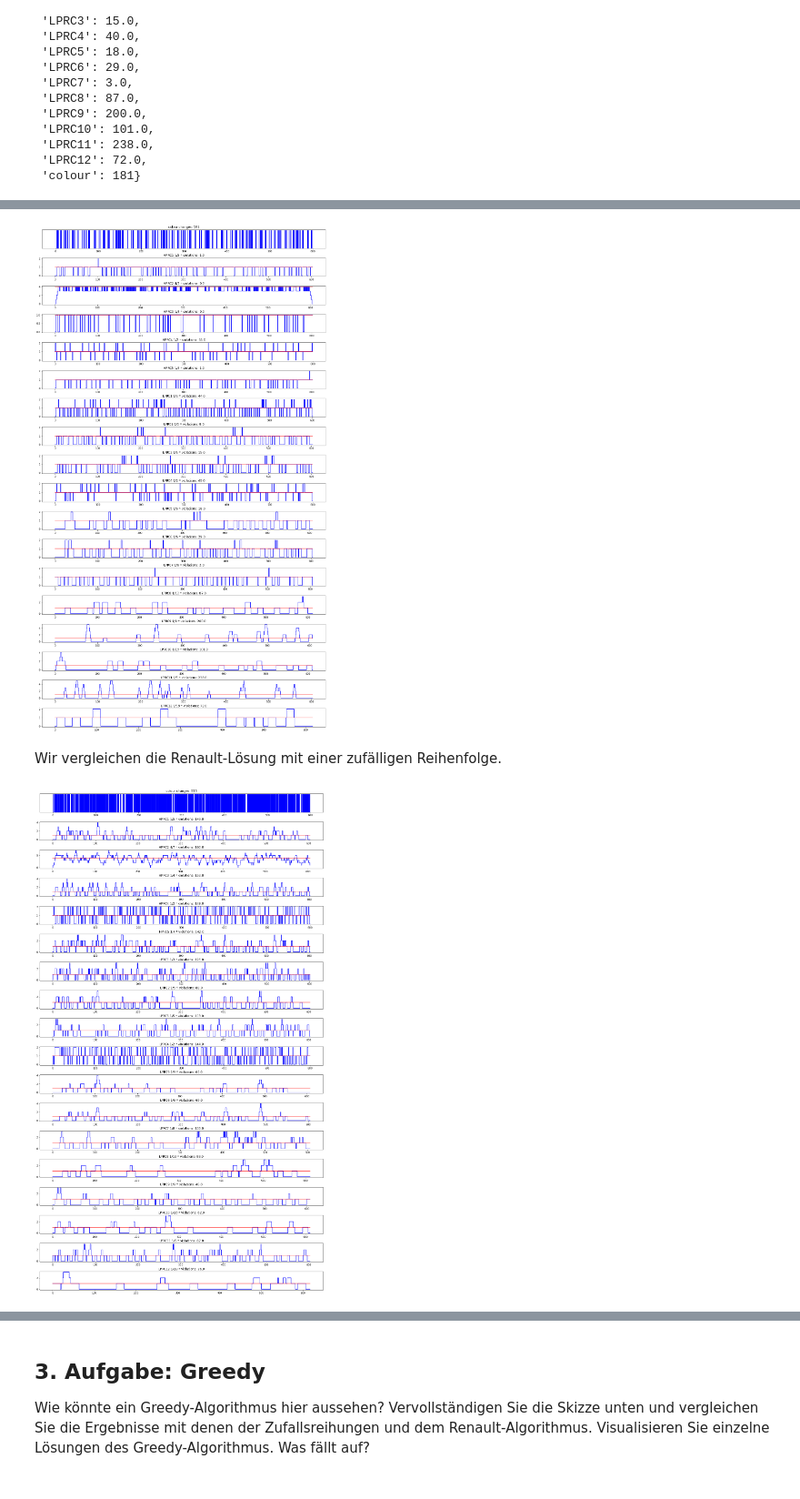
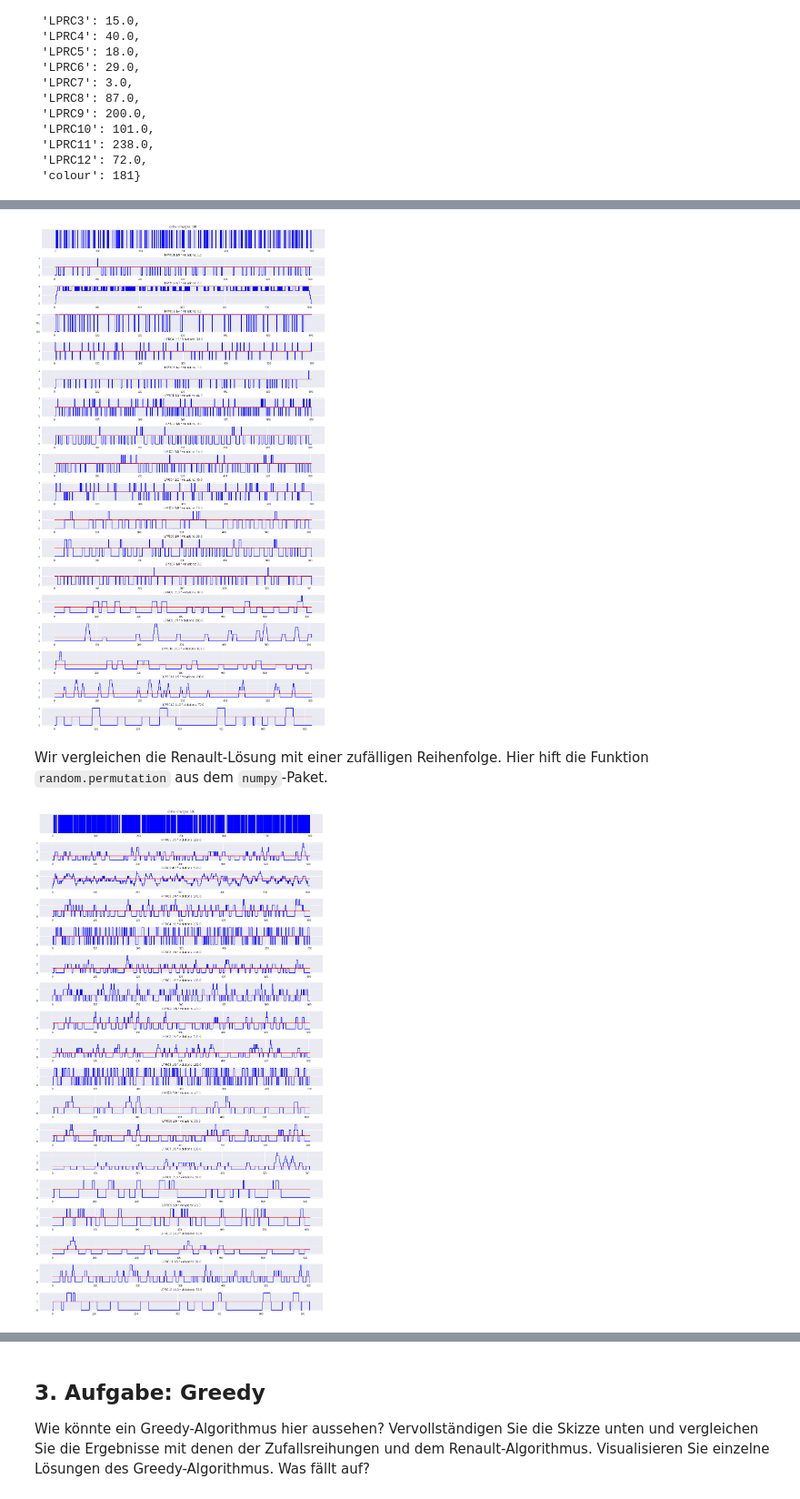
Before and after one commit to henningbruhn/mobp, a Jupyter notebook: sequencing_aufgabe/LSG_renault2.ipynb, the cells around one changed output, grey strips where cells are left out. Shown at 91% size. Drawn from its saved outputs; the diff is of its cells as text; code cells hidden in the pictures.

```diff
--- a/sequencing_aufgabe/LSG_renault2.ipynb
+++ b/sequencing_aufgabe/LSG_renault2.ipynb
@@ -14,9 +13,9 @@ Es werden fünf Pakete importiert.
 </ul>
 # %%
-import pandas as pd
 import numpy as np
-import os
 import matplotlib.pyplot as plt
-import re
 import math
 import random
+import time
+
+plt.style.use("seaborn")  ## plots sehen so ein bisschen schöner aus
@@ -139,0 +24,10 @@ def prio_string(instance):
+# %%
+!wget -q https://www.roadef.org/challenge/2005/files/Instances_set_A.zip
+!unzip -q Instances_set_A.zip
+!wget -q https://raw.githubusercontent.com/henningbruhn/mobp/main/sequencing_aufgabe/rnlt.py
+
+# Pfad zu den gespeicherten Instanzen -- ersetzen Sie das evtl durch den entsprechenden Pfad bei Ihnen
+#path="RENAULT/Instances_set_A/"
+path="Instances/"
+
+import rnlt
@@ -140,5 +36,5 @@ def prio_string(instance):
 # %%
-data_dict=read_in_all_instances(path)
+data_dict=rnlt.read_in_all_instances(path)
 # %% [output]
 Folgende Instanzen wurden eingelesen:
   039_38_4_EP_RAF_ch1
@@ -312,11 +106,11 @@ def plot_options_and_colours(schedule,instance):
 # %%
-plot_options_and_colours(renault_schedule,sample_instance)
+rnlt.plot_options_and_colours(renault_schedule,sample_instance)
 # %% [output]
-[figure, old version]
+[figure, new version]
 # %% [markdown]
-Wir vergleichen die Renault-Lösung mit einer zufälligen Reihenfolge.
+Wir vergleichen die Renault-Lösung mit einer zufälligen Reihenfolge. Hier hift die Funktion <code>random.permutation</code> aus dem <code>numpy</code>-Paket.
 # %%
 rnd_schedule=np.random.permutation(sample_instance['current_day'])
-plot_options_and_colours(rnd_schedule,sample_instance)
+rnlt.plot_options_and_colours(rnd_schedule,sample_instance)
 # %% [output]
-[figure, old version]
+[figure, new version]
```
Also changed, not shown: parts of 34 cells of this notebook, 3 other files.
